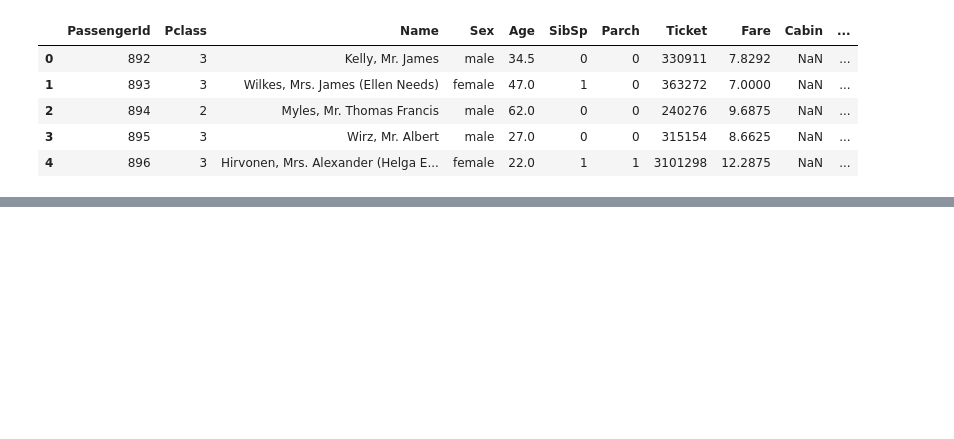
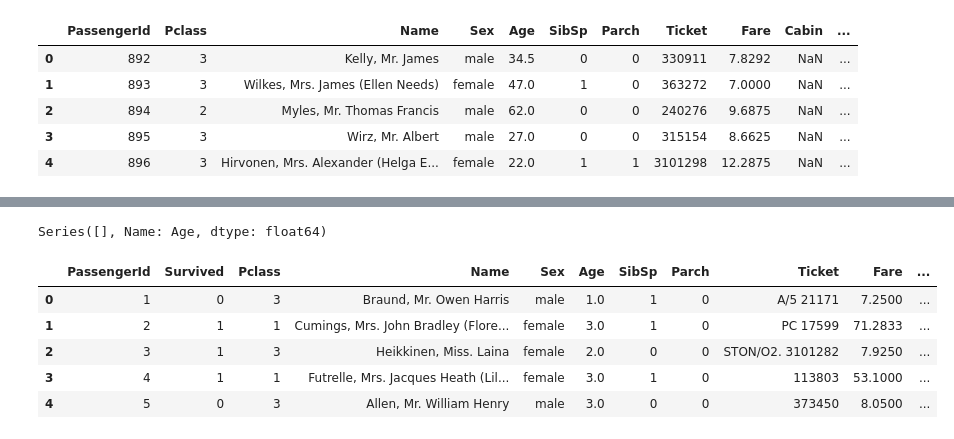
Before and after one commit to MariuszGodl/Kaggle_Titanic, a Jupyter notebook: Titanic.ipynb, the cells around one changed output, grey strips where cells are left out. Cells and saved outputs as stored; diff of their text form; code cells hidden in the pictures; blank space fills up the shorter version.

```diff
--- a/Titanic.ipynb
+++ b/Titanic.ipynb
@@ -37,0 +175,25 @@ train_df.info()
+# %%
+train_df.loc[train_df['Age'] <= 19, 'Age'] = 0
+train_df.loc[(train_df['Age'] > 19) & (train_df['Age'] <= 25), 'Age'] = 1
+train_df.loc[(train_df['Age'] > 25) & (train_df['Age'] <= 31.8), 'Age'] = 2
+train_df.loc[(train_df['Age'] > 31.8) & (train_df['Age'] <= 41), 'Age'] = 3
+train_df.loc[(train_df['Age'] > 41) & (train_df['Age'] <= 80), 'Age'] = 4
+train_df.loc[train_df['Age'] > 80, 'Age']
+
+test_df.loc[test_df['Age'] <= 19, 'Age'] = 0
+test_df.loc[(test_df['Age'] > 19) & (test_df['Age'] <= 25), 'Age'] = 1
+test_df.loc[(test_df['Age'] > 25) & (test_df['Age'] <= 31.8), 'Age'] = 2
+test_df.loc[(test_df['Age'] > 31.8) & (test_df['Age'] <= 41), 'Age'] = 3
+test_df.loc[(test_df['Age'] > 41) & (test_df['Age'] <= 80), 'Age'] = 4
+test_df.loc[test_df['Age'] > 80, 'Age']
+# %% [output]
+Series([], Name: Age, dtype: float64)
+# %%
+train_df.head()
+# %% [output]
+|  | PassengerId | Survived | Pclass | Name | Sex | Age | SibSp | Parch | Ticket | Fare | ... |
+| 0 | 1 | 0 | 3 | Braund, Mr. Owen Harris | male | 1.0 | 1 | 0 | A/5 21171 | 7.2500 | ... |
+| 1 | 2 | 1 | 1 | Cumings, Mrs. John Bradley (Flore... | female | 3.0 | 1 | 0 | PC 17599 | 71.2833 | ... |
+| 2 | 3 | 1 | 3 | Heikkinen, Miss. Laina | female | 2.0 | 0 | 0 | STON/O2. 3101282 | 7.9250 | ... |
+| 3 | 4 | 1 | 1 | Futrelle, Mrs. Jacques Heath (Lil... | female | 3.0 | 1 | 0 | 113803 | 53.1000 | ... |
+| 4 | 5 | 0 | 3 | Allen, Mr. William Henry | male | 3.0 | 0 | 0 | 373450 | 8.0500 | ... |
```
Also changed, not shown: parts of 21 cells of this notebook, 1 other file.
